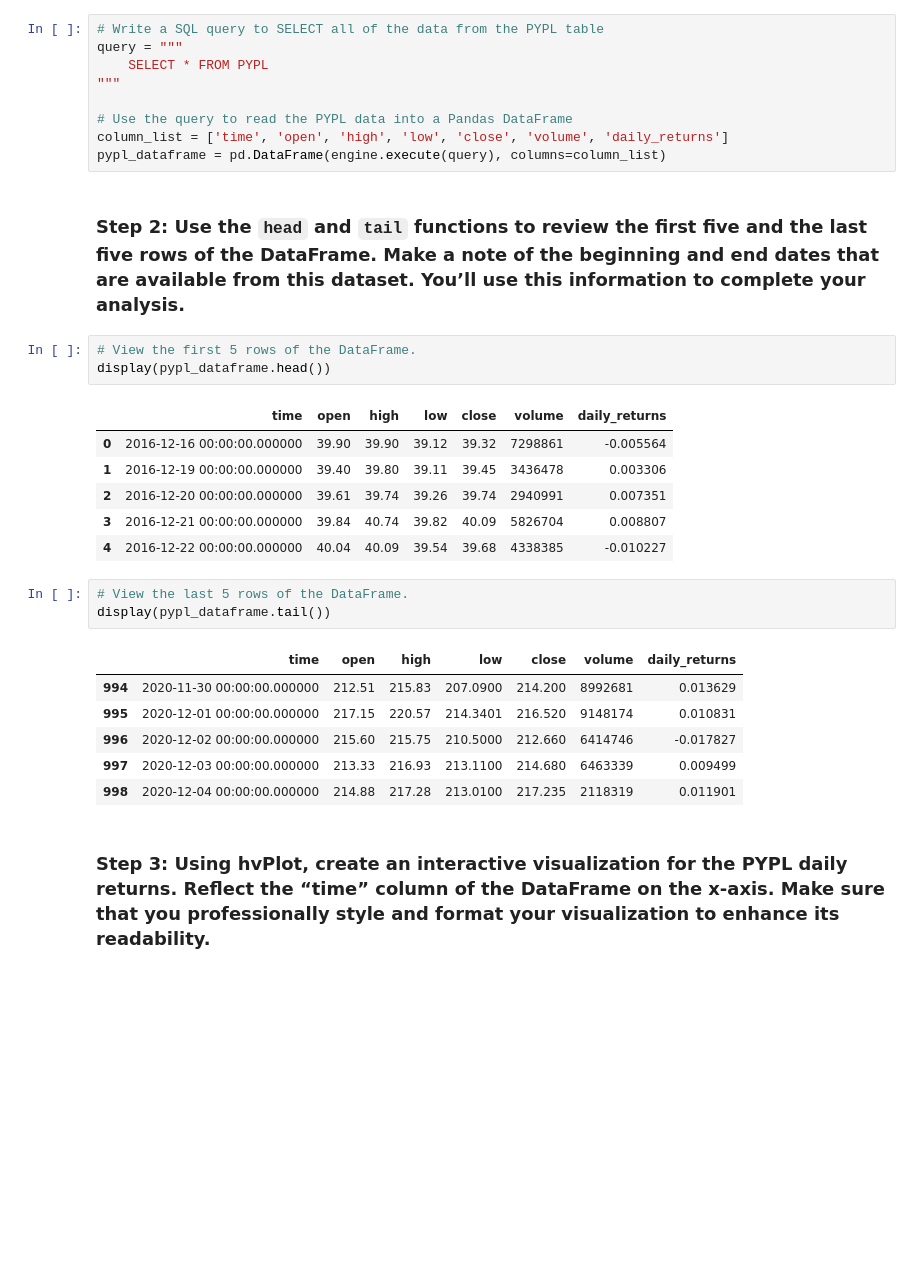
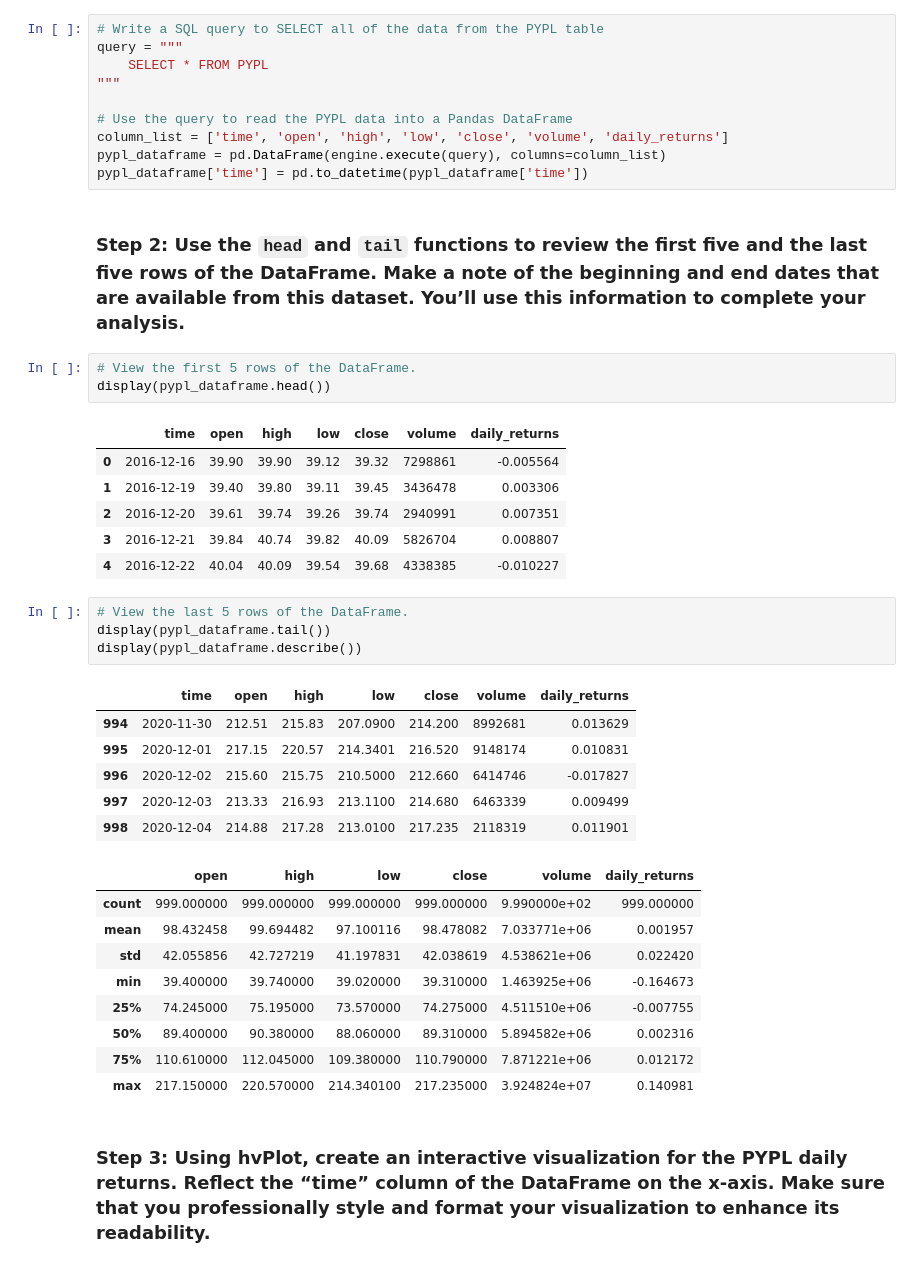
Before and after one commit to rdillens/07_ETF_Analyzer, a Jupyter notebook: etf_analyzer.ipynb, the cells around one changed output. Drawn from its saved outputs; the diff is of its cells as text; blank space fills up the shorter version.

Commit message:
convert time column to datetime format

```diff
--- a/etf_analyzer.ipynb
+++ b/etf_analyzer.ipynb
@@ -147,6 +147,7 @@ query = """
 # Use the query to read the PYPL data into a Pandas DataFrame
 column_list = ['time', 'open', 'high', 'low', 'close', 'volume', 'daily_returns']
 pypl_dataframe = pd.DataFrame(engine.execute(query), columns=column_list)
+pypl_dataframe['time'] = pd.to_datetime(pypl_dataframe['time'])
 # %% [markdown]
 ### Step 2: Use the `head` and `tail` functions to review the first five and the last five rows of the DataFrame. Make a note of the beginning and end dates that are available from this dataset. You’ll use this information to complete your analysis.
 # %%
@@ -154,21 +155,31 @@ pypl_dataframe = pd.DataFrame(engine.execute(query), columns=column_list)
 display(pypl_dataframe.head())
 # %% [output]
 |  | time | open | high | low | close | volume | daily_returns |
-| 0 | 2016-12-16 00:00:00.000000 | 39.90 | 39.90 | 39.12 | 39.32 | 7298861 | -0.005564 |
-| 1 | 2016-12-19 00:00:00.000000 | 39.40 | 39.80 | 39.11 | 39.45 | 3436478 | 0.003306 |
-| 2 | 2016-12-20 00:00:00.000000 | 39.61 | 39.74 | 39.26 | 39.74 | 2940991 | 0.007351 |
-| 3 | 2016-12-21 00:00:00.000000 | 39.84 | 40.74 | 39.82 | 40.09 | 5826704 | 0.008807 |
-| 4 | 2016-12-22 00:00:00.000000 | 40.04 | 40.09 | 39.54 | 39.68 | 4338385 | -0.010227 |
+| 0 | 2016-12-16 | 39.90 | 39.90 | 39.12 | 39.32 | 7298861 | -0.005564 |
+| 1 | 2016-12-19 | 39.40 | 39.80 | 39.11 | 39.45 | 3436478 | 0.003306 |
+| 2 | 2016-12-20 | 39.61 | 39.74 | 39.26 | 39.74 | 2940991 | 0.007351 |
+| 3 | 2016-12-21 | 39.84 | 40.74 | 39.82 | 40.09 | 5826704 | 0.008807 |
+| 4 | 2016-12-22 | 40.04 | 40.09 | 39.54 | 39.68 | 4338385 | -0.010227 |
 # %%
 # View the last 5 rows of the DataFrame.
 display(pypl_dataframe.tail())
+display(pypl_dataframe.describe())
 # %% [output]
 |  | time | open | high | low | close | volume | daily_returns |
-| 994 | 2020-11-30 00:00:00.000000 | 212.51 | 215.83 | 207.0900 | 214.200 | 8992681 | 0.013629 |
-| 995 | 2020-12-01 00:00:00.000000 | 217.15 | 220.57 | 214.3401 | 216.520 | 9148174 | 0.010831 |
-| 996 | 2020-12-02 00:00:00.000000 | 215.60 | 215.75 | 210.5000 | 212.660 | 6414746 | -0.017827 |
-| 997 | 2020-12-03 00:00:00.000000 | 213.33 | 216.93 | 213.1100 | 214.680 | 6463339 | 0.009499 |
-| 998 | 2020-12-04 00:00:00.000000 | 214.88 | 217.28 | 213.0100 | 217.235 | 2118319 | 0.011901 |
+| 994 | 2020-11-30 | 212.51 | 215.83 | 207.0900 | 214.200 | 8992681 | 0.013629 |
+| 995 | 2020-12-01 | 217.15 | 220.57 | 214.3401 | 216.520 | 9148174 | 0.010831 |
+| 996 | 2020-12-02 | 215.60 | 215.75 | 210.5000 | 212.660 | 6414746 | -0.017827 |
+| 997 | 2020-12-03 | 213.33 | 216.93 | 213.1100 | 214.680 | 6463339 | 0.009499 |
+| 998 | 2020-12-04 | 214.88 | 217.28 | 213.0100 | 217.235 | 2118319 | 0.011901 |
+|  | open | high | low | close | volume | daily_returns |
+| count | 999.000000 | 999.000000 | 999.000000 | 999.000000 | 9.990000e+02 | 999.000000 |
+| mean | 98.432458 | 99.694482 | 97.100116 | 98.478082 | 7.033771e+06 | 0.001957 |
+| std | 42.055856 | 42.727219 | 41.197831 | 42.038619 | 4.538621e+06 | 0.022420 |
+| min | 39.400000 | 39.740000 | 39.020000 | 39.310000 | 1.463925e+06 | -0.164673 |
+| 25% | 74.245000 | 75.195000 | 73.570000 | 74.275000 | 4.511510e+06 | -0.007755 |
+| 50% | 89.400000 | 90.380000 | 88.060000 | 89.310000 | 5.894582e+06 | 0.002316 |
+| 75% | 110.610000 | 112.045000 | 109.380000 | 110.790000 | 7.871221e+06 | 0.012172 |
+| max | 217.150000 | 220.570000 | 214.340100 | 217.235000 | 3.924824e+07 | 0.140981 |
 # %% [markdown]
 ### Step 3: Using hvPlot, create an interactive visualization for the PYPL daily returns. Reflect the “time” column of the DataFrame on the x-axis. Make sure that you professionally style and format your visualization to enhance its readability.
 # %%
```
Also changed, not shown: parts of 1 cell of this notebook, 1 other file.
